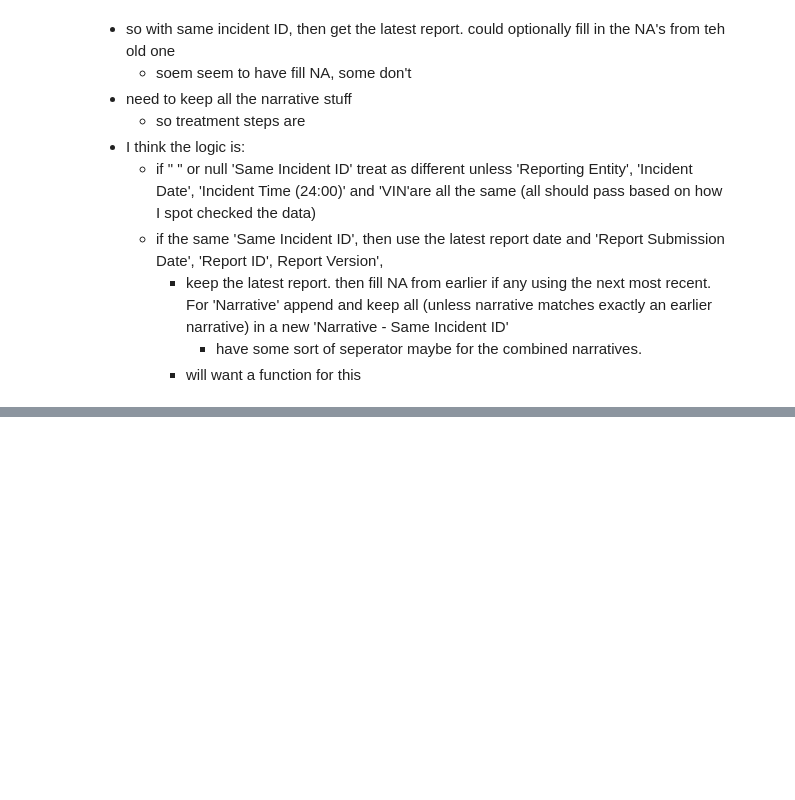
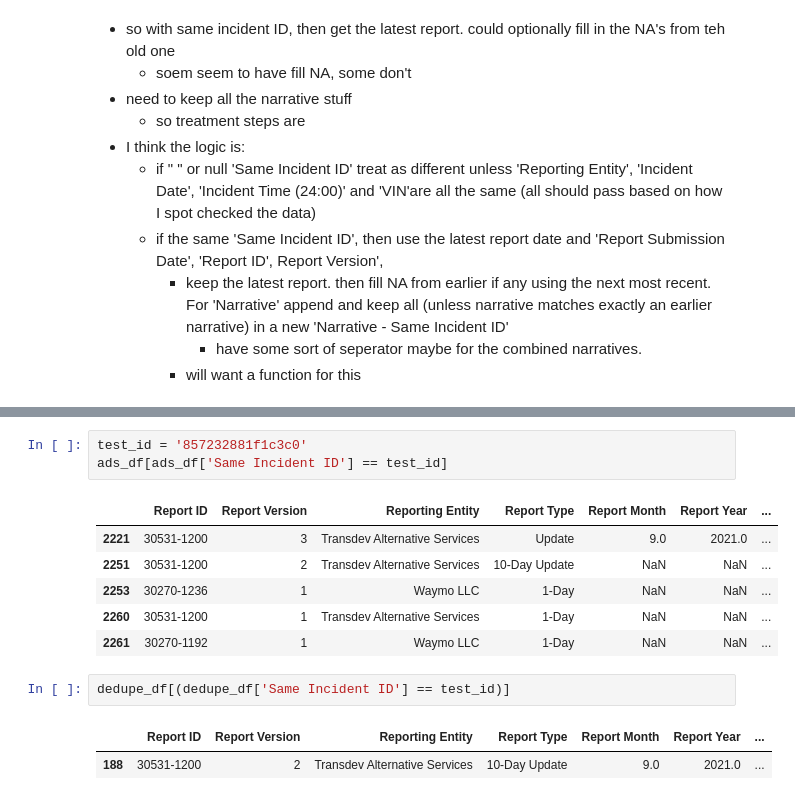
Before and after one commit to AurelianTactics/avird_2026, a Jupyter notebook: eda/ADS_to_2026_03_16/01_eda_initial_explore_2026.ipynb, the cells around one changed output, grey strips where cells are left out. Saved outputs shown, nothing was run; the diff lists cells and outputs as text; blank space fills up the shorter version.

```diff
--- a/eda/ADS_to_2026_03_16/01_eda_initial_explore_2026.ipynb
+++ b/eda/ADS_to_2026_03_16/01_eda_initial_explore_2026.ipynb
@@ -2055,0 +2071,15 @@ np.int64(2122)
+# %%
+test_id = '857232881f1c3c0'
+ads_df[ads_df['Same Incident ID'] == test_id]
+# %% [output]
+|  | Report ID | Report Version | Reporting Entity | Report Type | Report Month | Report Year | ... |
+| 2221 | 30531-1200 | 3 | Transdev Alternative Services | Update | 9.0 | 2021.0 | ... |
+| 2251 | 30531-1200 | 2 | Transdev Alternative Services | 10-Day Update | NaN | NaN | ... |
+| 2253 | 30270-1236 | 1 | Waymo LLC | 1-Day | NaN | NaN | ... |
+| 2260 | 30531-1200 | 1 | Transdev Alternative Services | 1-Day | NaN | NaN | ... |
+| 2261 | 30270-1192 | 1 | Waymo LLC | 1-Day | NaN | NaN | ... |
+# %%
+dedupe_df[(dedupe_df['Same Incident ID'] == test_id)]
+# %% [output]
+|  | Report ID | Report Version | Reporting Entity | Report Type | Report Month | Report Year | ... |
+| 188 | 30531-1200 | 2 | Transdev Alternative Services | 10-Day Update | 9.0 | 2021.0 | ... |
```
Also changed, not shown: parts of 6 cells of this notebook, 3 other files.
